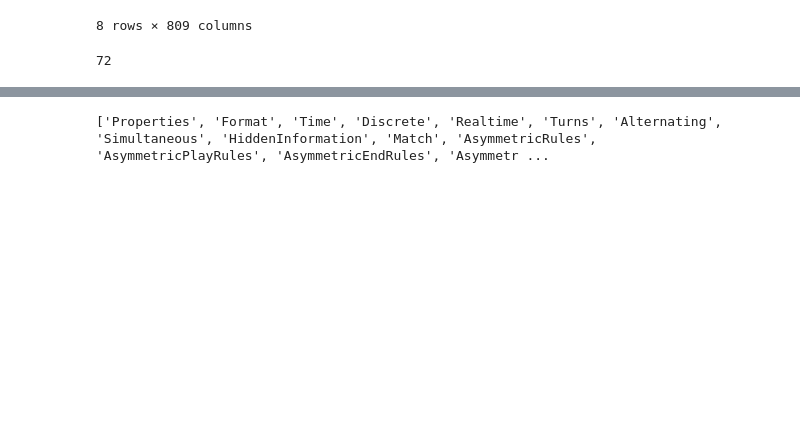
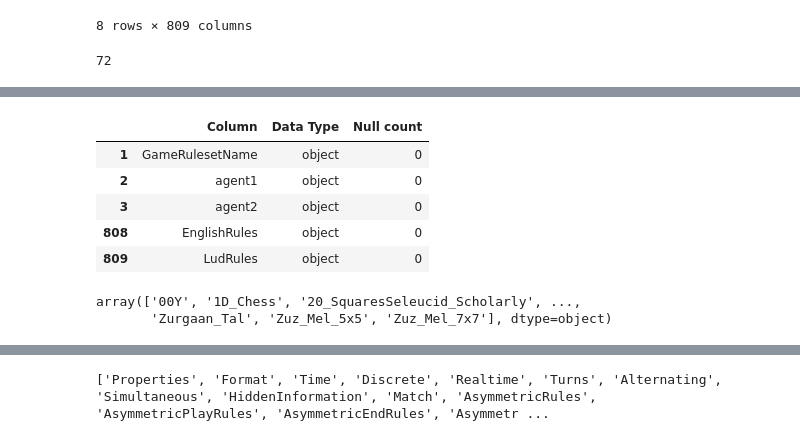
Before and after one commit to NasserMohamedEid/Game-Playing-Strength-Prediction-of-MCTS-Variants, a Jupyter notebook: Exploratory Data Analysis.ipynb, the cells around one changed output, grey strips where cells are left out. Saved outputs shown, nothing was run; the diff lists cells and outputs as text; code cells hidden in the pictures; blank space fills up the shorter version.

```diff
--- a/Exploratory Data Analysis.ipynb
+++ b/Exploratory Data Analysis.ipynb
@@ -95,0 +135,14 @@ print(len(train_data["agent2"].unique()))
+# %%
+info[info["Data Type"]=="object"]
+# %% [output]
+|  | Column | Data Type | Null count |
+| 1 | GameRulesetName | object | 0 |
+| 2 | agent1 | object | 0 |
+| 3 | agent2 | object | 0 |
+| 808 | EnglishRules | object | 0 |
+| 809 | LudRules | object | 0 |
+# %%
+train_data["GameRulesetName"].unique()
+# %% [output]
+array(['00Y', '1D_Chess', '20_SquaresSeleucid_Scholarly', ...,
+       'Zurgaan_Tal', 'Zuz_Mel_5x5', 'Zuz_Mel_7x7'], dtype=object)
```
Also changed, not shown: parts of 26 cells of this notebook.
